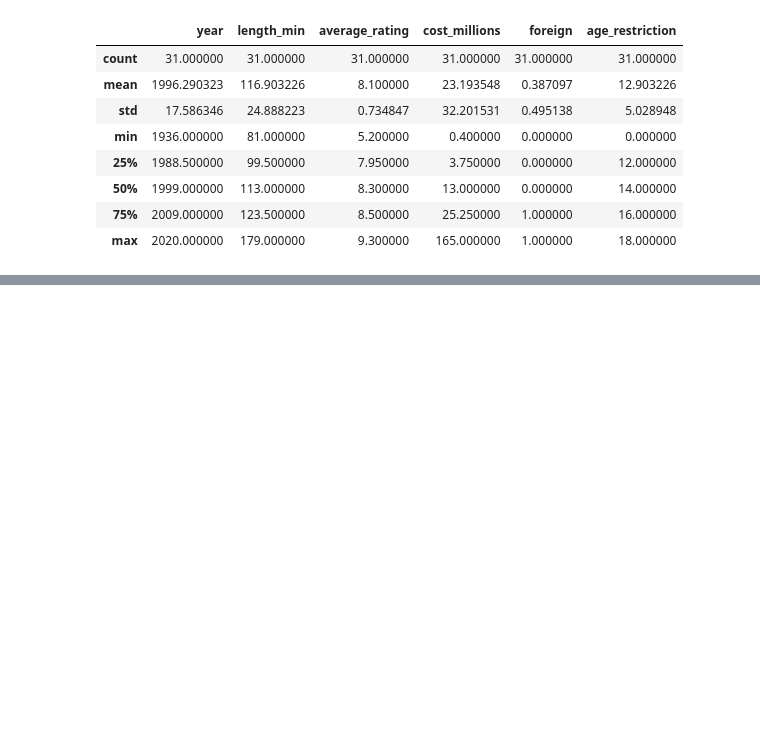
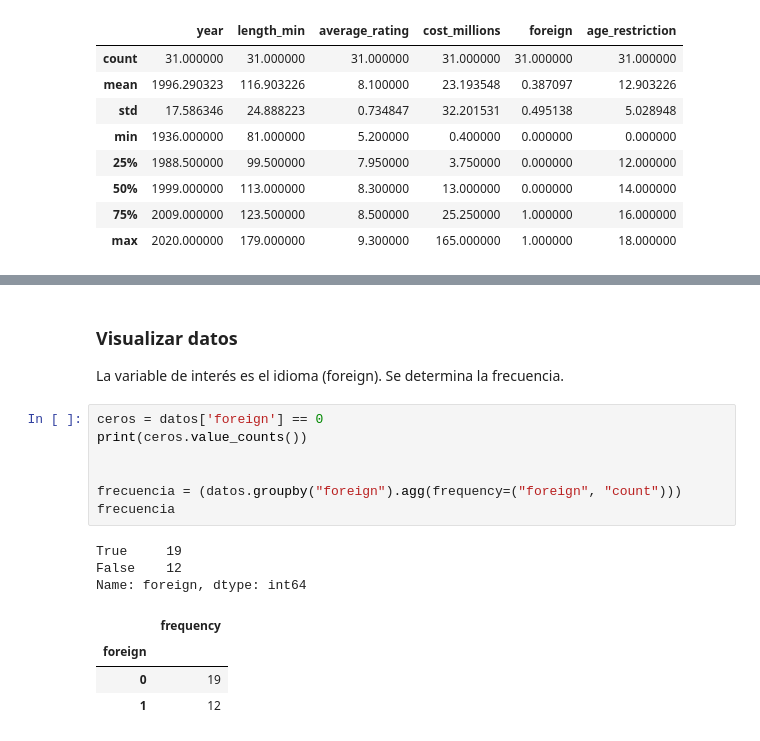
Before and after one commit to rpizarrog/-DatosContaminantes-, a Jupyter notebook: Analisis-Inteligente-de-datos/Pyhton documentos/explorar_datos.ipynb, the cells around one changed output, grey strips where cells are left out. Drawn from its saved outputs; the diff is of its cells as text; blank space fills up the shorter version.

```diff
--- a/Analisis-Inteligente-de-datos/Pyhton documentos/explorar_datos.ipynb
+++ b/Analisis-Inteligente-de-datos/Pyhton documentos/explorar_datos.ipynb
@@ -109,0 +143,19 @@ datos.describe()
+# %% [markdown]
+### Visualizar datos
+
+La variable de interés es el idioma (foreign). Se determina la frecuencia.
+# %%
+ceros = datos['foreign'] == 0
+print(ceros.value_counts())
+
+
+frecuencia = (datos.groupby("foreign").agg(frequency=("foreign", "count")))
+frecuencia
+# %% [output]
+True     19
+False    12
+Name: foreign, dtype: int64
+|  | frequency |
+| foreign |  |
+| 0 | 19 |
+| 1 | 12 |
```
Also changed, not shown: parts of 11 cells of this notebook.
